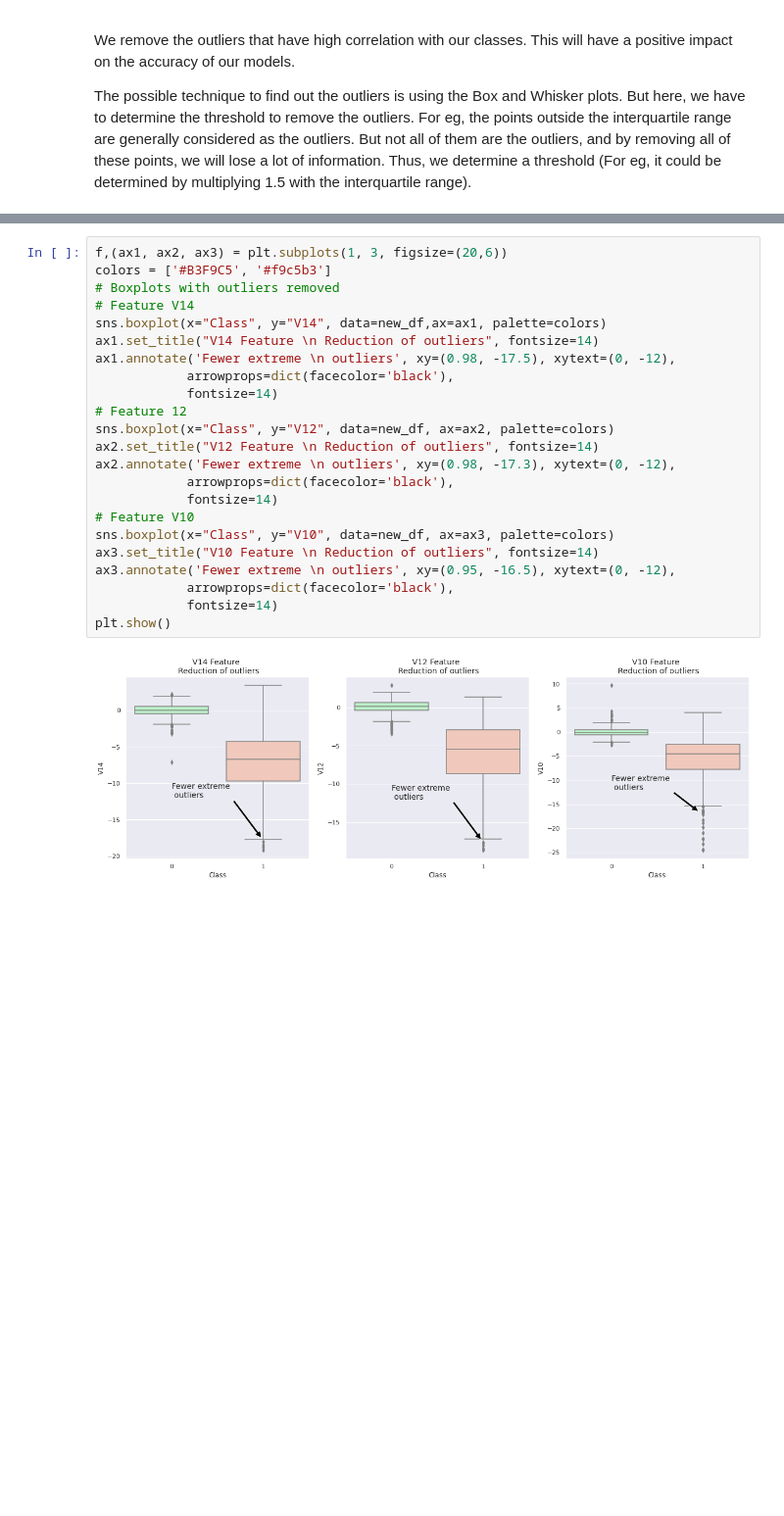
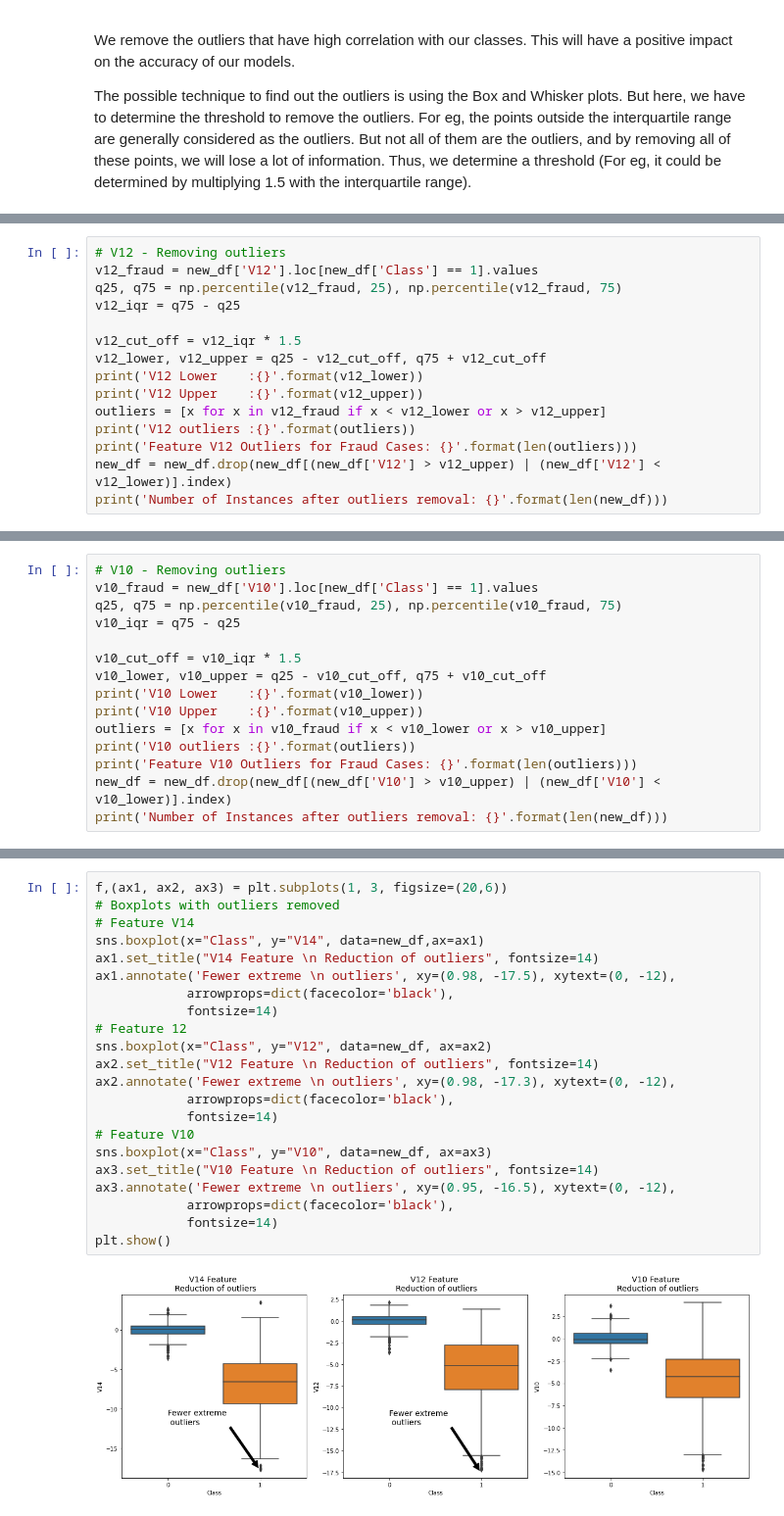
Before and after one commit to khldsqmr/Credit-Card-Fraud-Detection---EDA-Classification-algorithms, a Jupyter notebook: Credit Card Fraud Detection Analysis.ipynb, the cells around one changed output, grey strips where cells are left out. Shown at 98% size. Cells and saved outputs as stored; diff of their text form; blank space fills up the shorter version.

```diff
--- a/Credit Card Fraud Detection Analysis.ipynb
+++ b/Credit Card Fraud Detection Analysis.ipynb
@@ -311,0 +339,15 @@ plt.show()
+# %%
+# V12 - Removing outliers
+v12_fraud = new_df['V12'].loc[new_df['Class'] == 1].values
+q25, q75 = np.percentile(v12_fraud, 25), np.percentile(v12_fraud, 75)
+v12_iqr = q75 - q25
+
+v12_cut_off = v12_iqr * 1.5
+v12_lower, v12_upper = q25 - v12_cut_off, q75 + v12_cut_off
+print('V12 Lower    :{}'.format(v12_lower))
+print('V12 Upper    :{}'.format(v12_upper))
+outliers = [x for x in v12_fraud if x < v12_lower or x > v12_upper]
+print('V12 outliers :{}'.format(outliers))
+print('Feature V12 Outliers for Fraud Cases: {}'.format(len(outliers)))
+new_df = new_df.drop(new_df[(new_df['V12'] > v12_upper) | (new_df['V12'] < v12_lower)].index)
+print('Number of Instances after outliers removal: {}'.format(len(new_df)))
@@ -311,0 +360,15 @@ plt.show()
+# %%
+# V10 - Removing outliers
+v10_fraud = new_df['V10'].loc[new_df['Class'] == 1].values
+q25, q75 = np.percentile(v10_fraud, 25), np.percentile(v10_fraud, 75)
+v10_iqr = q75 - q25
+
+v10_cut_off = v10_iqr * 1.5
+v10_lower, v10_upper = q25 - v10_cut_off, q75 + v10_cut_off
+print('V10 Lower    :{}'.format(v10_lower))
+print('V10 Upper    :{}'.format(v10_upper))
+outliers = [x for x in v10_fraud if x < v10_lower or x > v10_upper]
+print('V10 outliers :{}'.format(outliers))
+print('Feature V10 Outliers for Fraud Cases: {}'.format(len(outliers)))
+new_df = new_df.drop(new_df[(new_df['V10'] > v10_upper) | (new_df['V10'] < v10_lower)].index)
+print('Number of Instances after outliers removal: {}'.format(len(new_df)))
@@ -312,25 +381,24 @@ plt.show()
 # %%
 f,(ax1, ax2, ax3) = plt.subplots(1, 3, figsize=(20,6))
-colors = ['#B3F9C5', '#f9c5b3']
 # Boxplots with outliers removed
 # Feature V14
-sns.boxplot(x="Class", y="V14", data=new_df,ax=ax1, palette=colors)
+sns.boxplot(x="Class", y="V14", data=new_df,ax=ax1)
 ax1.set_title("V14 Feature \n Reduction of outliers", fontsize=14)
 ax1.annotate('Fewer extreme \n outliers', xy=(0.98, -17.5), xytext=(0, -12),
             arrowprops=dict(facecolor='black'),
             fontsize=14)
 # Feature 12
-sns.boxplot(x="Class", y="V12", data=new_df, ax=ax2, palette=colors)
+sns.boxplot(x="Class", y="V12", data=new_df, ax=ax2)
 ax2.set_title("V12 Feature \n Reduction of outliers", fontsize=14)
 ax2.annotate('Fewer extreme \n outliers', xy=(0.98, -17.3), xytext=(0, -12),
             arrowprops=dict(facecolor='black'),
             fontsize=14)
 # Feature V10
-sns.boxplot(x="Class", y="V10", data=new_df, ax=ax3, palette=colors)
+sns.boxplot(x="Class", y="V10", data=new_df, ax=ax3)
 ax3.set_title("V10 Feature \n Reduction of outliers", fontsize=14)
 ax3.annotate('Fewer extreme \n outliers', xy=(0.95, -16.5), xytext=(0, -12),
             arrowprops=dict(facecolor='black'),
             fontsize=14)
 plt.show()
 # %% [output]
-[figure, old version]
+[figure, new version]
```
Also changed, not shown: parts of 8 cells of this notebook.
